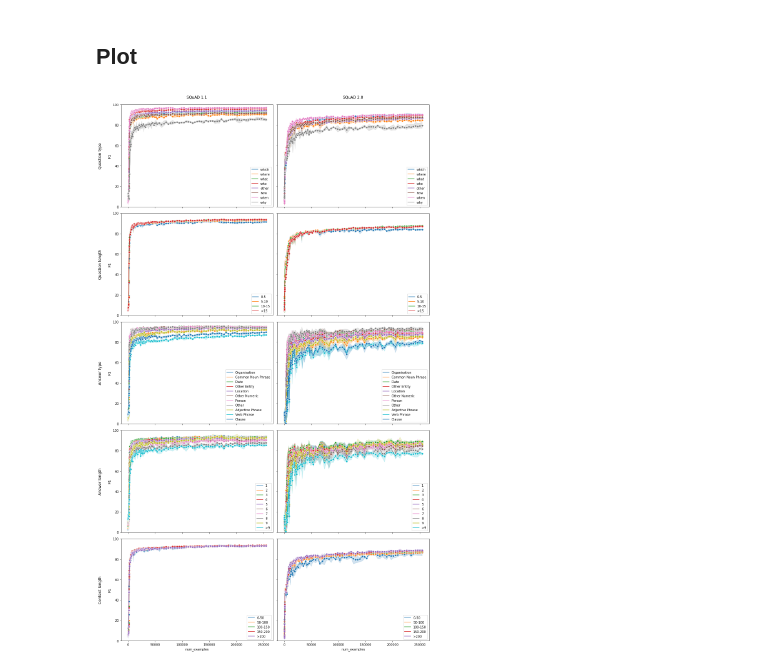
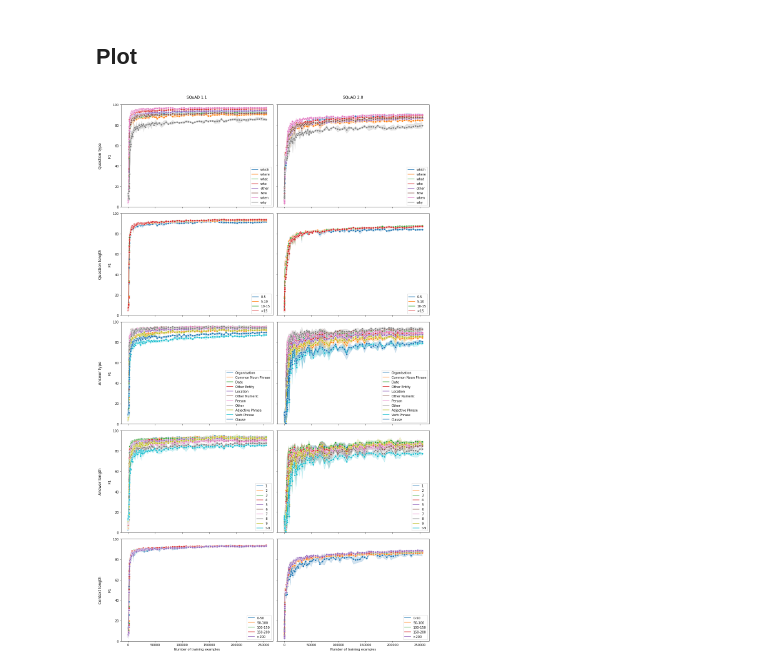
Before and after one commit to stevieg3/when-do-reading-comprehension-models-learn, a Jupyter notebook: notebooks/final_plots/04-squadv1 squadv2 comparison.ipynb, the cells around one changed output. Saved outputs shown, nothing was run; the diff lists cells and outputs as text; code cells hidden in the pictures.

```diff
--- a/notebooks/final_plots/04-squadv1 squadv2 comparison.ipynb
+++ b/notebooks/final_plots/04-squadv1 squadv2 comparison.ipynb
@@ -118,9 +118,9 @@ answer_length_squad1 = pd.DataFrame()
 
 seeds = [28, 29, 30]
 filepaths=[
-    'data/processed/metrics_by_answer_length_bin-albert-xlarge-v2-squadv1-wu=100-lr=3e5-bs=32-msl=384-seed=28.csv',
-    'data/processed/metrics_by_answer_length_bin-albert-xlarge-v2-squadv1-wu=100-lr=3e5-bs=32-msl=384-seed=29.csv',
-    'data/processed/metrics_by_answer_length_bin-albert-xlarge-v2-squadv1-wu=100-lr=3e5-bs=32-msl=384-seed=30.csv'
+    'data/processed/processed/metrics_by_answer_length_bin-albert-xlarge-v2-squadv1-wu=100-lr=3e5-bs=32-msl=384-seed=28.csv',
+    'data/processed/processed/metrics_by_answer_length_bin-albert-xlarge-v2-squadv1-wu=100-lr=3e5-bs=32-msl=384-seed=29.csv',
+    'data/processed/processed/metrics_by_answer_length_bin-albert-xlarge-v2-squadv1-wu=100-lr=3e5-bs=32-msl=384-seed=30.csv'
 ]
 
 for seed, fp in zip(seeds, filepaths):
@@ -134,9 +134,9 @@ answer_length_squad2 = pd.DataFrame()
 
 seeds = [27, 29, 30]
 filepaths=[
-    'data/processed/metrics_by_answer_length_bin-albert-xlarge-v2-squadv2-wu=100-lr=3e5-bs=32-msl=384-seed=27.csv',
-    'data/processed/metrics_by_answer_length_bin-albert-xlarge-v2-squadv2-wu=100-lr=3e5-bs=32-msl=384-seed=29.csv',
-    'data/processed/metrics_by_answer_length_bin-albert-xlarge-v2-squadv2-wu=100-lr=3e5-bs=32-msl=384-seed=30.csv'
+    'data/processed/processed/metrics_by_answer_length_bin-albert-xlarge-v2-squadv2-wu=100-lr=3e5-bs=32-msl=384-seed=27.csv',
+    'data/processed/processed/metrics_by_answer_length_bin-albert-xlarge-v2-squadv2-wu=100-lr=3e5-bs=32-msl=384-seed=29.csv',
+    'data/processed/processed/metrics_by_answer_length_bin-albert-xlarge-v2-squadv2-wu=100-lr=3e5-bs=32-msl=384-seed=30.csv'
 ]
 
 for seed, fp in zip(seeds, filepaths):
@@ -153,9 +153,9 @@ context_length_squad1 = pd.DataFrame()
 
 seeds = [28, 29, 30]
 filepaths=[
-    'data/processed/metrics_by_context_length_bin-albert-xlarge-v2-squadv1-wu=100-lr=3e5-bs=32-msl=384-seed=28.csv',
-    'data/processed/metrics_by_context_length_bin-albert-xlarge-v2-squadv1-wu=100-lr=3e5-bs=32-msl=384-seed=29.csv',
-    'data/processed/metrics_by_context_length_bin-albert-xlarge-v2-squadv1-wu=100-lr=3e5-bs=32-msl=384-seed=30.csv'
+    'data/processed/processed/metrics_by_context_length_bin-albert-xlarge-v2-squadv1-wu=100-lr=3e5-bs=32-msl=384-seed=28.csv',
+    'data/processed/processed/metrics_by_context_length_bin-albert-xlarge-v2-squadv1-wu=100-lr=3e5-bs=32-msl=384-seed=29.csv',
+    'data/processed/processed/metrics_by_context_length_bin-albert-xlarge-v2-squadv1-wu=100-lr=3e5-bs=32-msl=384-seed=30.csv'
 ]
 
 for seed, fp in zip(seeds, filepaths):
@@ -169,9 +169,9 @@ context_length_squad2 = pd.DataFrame()
 
 seeds = [27, 29, 30]
 filepaths=[
-    'data/processed/metrics_by_context_length_bin-albert-xlarge-v2-squadv2-wu=100-lr=3e5-bs=32-msl=384-seed=27.csv',
-    'data/processed/metrics_by_context_length_bin-albert-xlarge-v2-squadv2-wu=100-lr=3e5-bs=32-msl=384-seed=29.csv',
-    'data/processed/metrics_by_context_length_bin-albert-xlarge-v2-squadv2-wu=100-lr=3e5-bs=32-msl=384-seed=30.csv'
+    'data/processed/processed/metrics_by_context_length_bin-albert-xlarge-v2-squadv2-wu=100-lr=3e5-bs=32-msl=384-seed=27.csv',
+    'data/processed/processed/metrics_by_context_length_bin-albert-xlarge-v2-squadv2-wu=100-lr=3e5-bs=32-msl=384-seed=29.csv',
+    'data/processed/processed/metrics_by_context_length_bin-albert-xlarge-v2-squadv2-wu=100-lr=3e5-bs=32-msl=384-seed=30.csv'
 ]
 
 for seed, fp in zip(seeds, filepaths):
@@ -248,31 +248,33 @@ axs[3, 1].legend(loc='lower right')
 
 # SQuAD 1
 axs[4, 0].set_ylim(0, 100)
+axs[4, 0].set_xlabel('Number of training examples')
 sns.lineplot(data=context_length_squad1, y='f1', x='num_examples', hue='context_length_bin', marker='o', palette='tab10', ax=axs[4, 0], hue_order=['0-50', '50-100', '100-150', '150-200', '>200'])
 axs[4, 0].legend(loc='lower right')
 
 # SQuAD 2
 axs[4, 1].set_ylim(0, 100)
+axs[4, 1].set_xlabel('Number of training examples')
 sns.lineplot(data=context_length_squad2, y='f1', x='num_examples', hue='context_length_bin', marker='o', palette='tab10', ax=axs[4, 1], hue_order=['0-50', '50-100', '100-150', '150-200', '>200'])
 axs[4, 1].legend(loc='lower right')
 
 #=======================================#
 
 # Row and column labels:
 
 cols = ['SQuAD 1.1\n', 'SQuAD 2.0\n']
 rows = ['Question type\n\nF1', 'Question length\n\nF1', 'Answer type\n\nF1', 'Answer length\n\nF1', 'Context length\n\nF1']
 
 for ax, col in zip(axs[0], cols):
     ax.set_title(col)
 
 for ax, row in zip(axs[:,0], rows):
     ax.set_ylabel(row, rotation=90, size='large')
 
 plt.tight_layout()
 
 plt.savefig('reports/figures/squadv1-squadv2-comp.pdf')
 
 plt.show()
 # %% [output]
-[figure, old version]
+[figure, new version]
```
Also changed, not shown: parts of 6 cells of this notebook, 1 other file.
